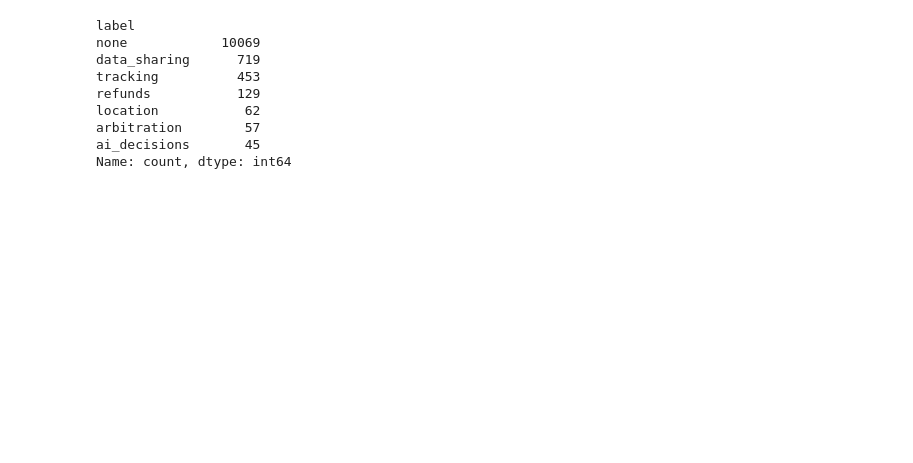
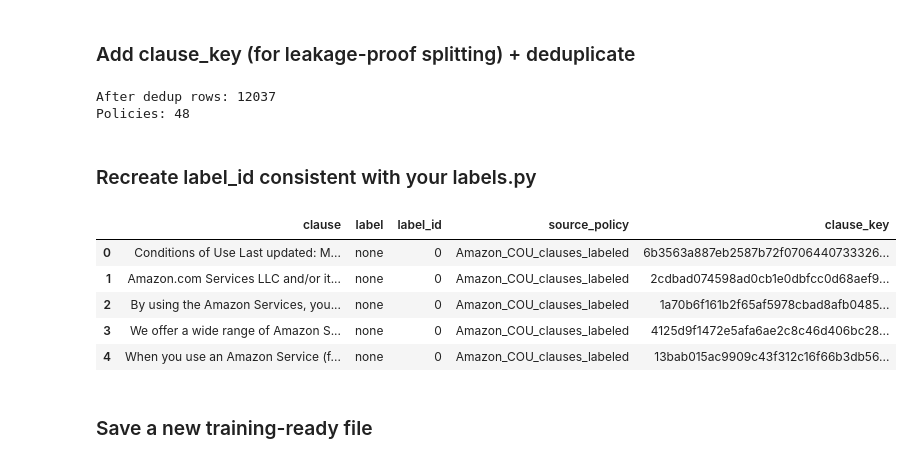
Before and after one commit to xlumzee/FinePrint, a Jupyter notebook: Version2/notebooks/02_prepare_dataset.ipynb, the cells around one changed output. Cells and saved outputs as stored; diff of their text form; code cells hidden in the pictures; blank space fills up the shorter version.

```diff
--- a/Version2/notebooks/02_prepare_dataset.ipynb
+++ b/Version2/notebooks/02_prepare_dataset.ipynb
@@ -7,4 +8,5 @@ import hashlib
 import re
 from labels import LABELS, label2id
 # %%
+processed_dir = Path("../data/processed")
 df = pd.read_csv("../data/processed/all_clauses_clean.csv")
@@ -11,3 +48,6 @@ df = pd.read_csv("../data/processed/all_clauses_clean.csv")
 # %%
 KEEP = {"none","data_sharing","tracking","refunds","location","arbitration","ai_decisions"}
-df = df[df["label"].isin(KEEP)].copy()
+
+all_df = all_df[all_df["label"].isin(KEEP)].copy()
+
+all_df["label"].value_counts()
@@ -14,5 +63,0 @@ df = df[df["label"].isin(KEEP)].copy()
-# %%
-def normalize_clause(t):
-    t = str(t).lower().strip()
-    t = re.sub(r"\s+", " ", t)
-    return t
@@ -24,21 +64,44 @@ df["clause_key"] = df["clause"].map(clause_key)
-# %%
-# optional but recommended
-df = df.drop_duplicates(subset=["clause_key"]).copy()
-
-# label_id (match your labels.py)
-LABELS = ["none","data_sharing","tracking","refunds","location","arbitration","ai_decisions"]
-label2id = {l:i for i,l in enumerate(LABELS)}
-df["label_id"] = df["label"].map(label2id)
-
-df.to_csv("../data/processed/fineprint_train_ready_dedup.csv", index=False)
-df["label"].value_counts()
-# %% [output]
-label
-none            10069
-data_sharing      719
-tracking          453
-refunds           129
-location           62
-arbitration        57
-ai_decisions       45
-Name: count, dtype: int64
+# %% [markdown]
+### Add clause_key (for leakage-proof splitting) + deduplicate
+# %%
+import re, hashlib
+
+def normalize_clause(text: str) -> str:
+    text = str(text).lower().strip()
+    text = re.sub(r"\s+", " ", text)
+    text = text.replace("“", '"').replace("”", '"').replace("’", "'").replace("–", "-").replace("—", "-")
+    return text
+
+def clause_hash(text: str) -> str:
+    return hashlib.sha1(normalize_clause(text).encode("utf-8")).hexdigest()
+
+all_df["clause_key"] = all_df["clause"].map(clause_hash)
+
+# recommended: dedup exact clause text
+all_df = all_df.drop_duplicates(subset=["clause_key"]).copy()
+
+print("After dedup rows:", len(all_df))
+print("Policies:", all_df["source_policy"].nunique())
+# %% [output]
+After dedup rows: 12037
+Policies: 48
+# %% [markdown]
+### Recreate label_id consistent with your labels.py
+# %%
+LABELS = ["none","data_sharing","tracking","refunds","location","arbitration","ai_decisions"]
+label2id = {l:i for i,l in enumerate(LABELS)}
+
+all_df["label_id"] = all_df["label"].map(label2id)
+
+# final columns for training
+final_df = all_df[["clause", "label", "label_id", "source_policy", "clause_key"]].copy()
+final_df.head()
+# %% [output]
+|  | clause | label | label_id | source_policy | clause_key |
+| 0 | Conditions of Use Last updated: M... | none | 0 | Amazon_COU_clauses_labeled | 6b3563a887eb2587b72f0706440733326... |
+| 1 | Amazon.com Services LLC and/or it... | none | 0 | Amazon_COU_clauses_labeled | 2cdbad074598ad0cb1e0dbfcc0d68aef9... |
+| 2 | By using the Amazon Services, you... | none | 0 | Amazon_COU_clauses_labeled | 1a70b6f161b2f65af5978cbad8afb0485... |
+| 3 | We offer a wide range of Amazon S... | none | 0 | Amazon_COU_clauses_labeled | 4125d9f1472e5afa6ae2c8c46d406bc28... |
+| 4 | When you use an Amazon Service (f... | none | 0 | Amazon_COU_clauses_labeled | 13bab015ac9909c43f312c16f66b3db56... |
+# %% [markdown]
+### Save a new training-ready file
```
Also changed, not shown: parts of 8 cells of this notebook, 3 other files.
